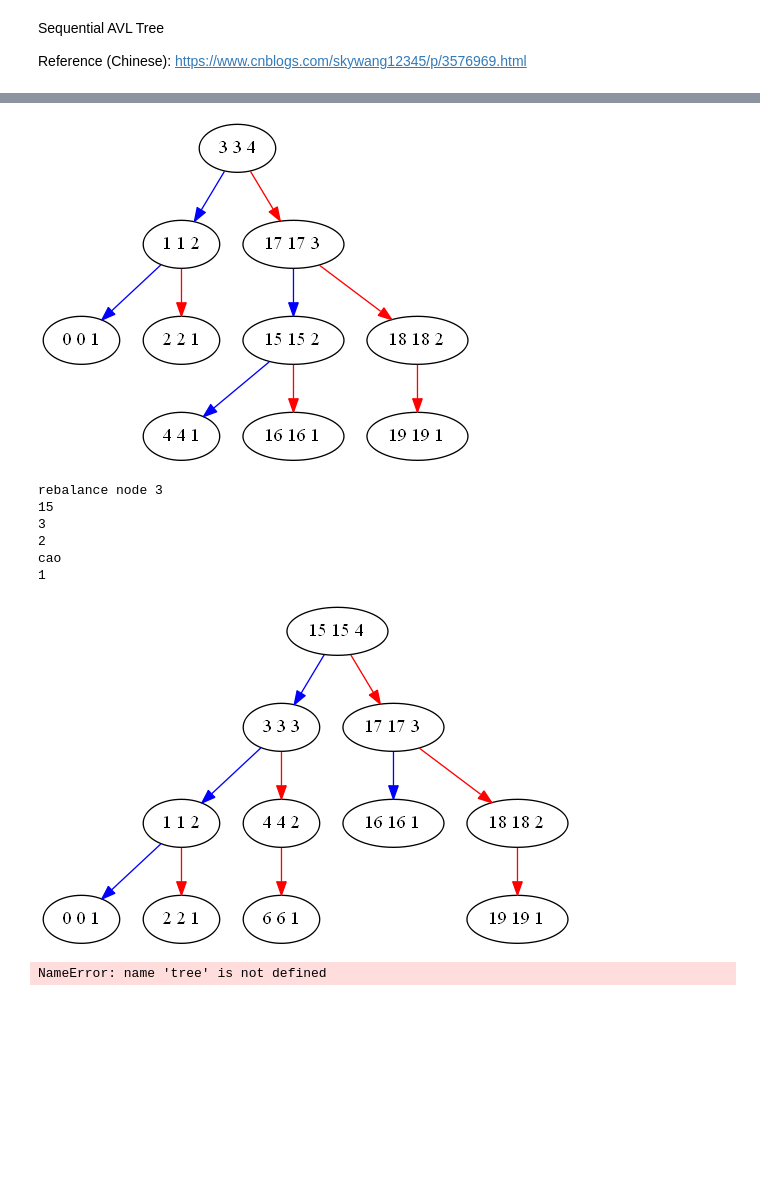
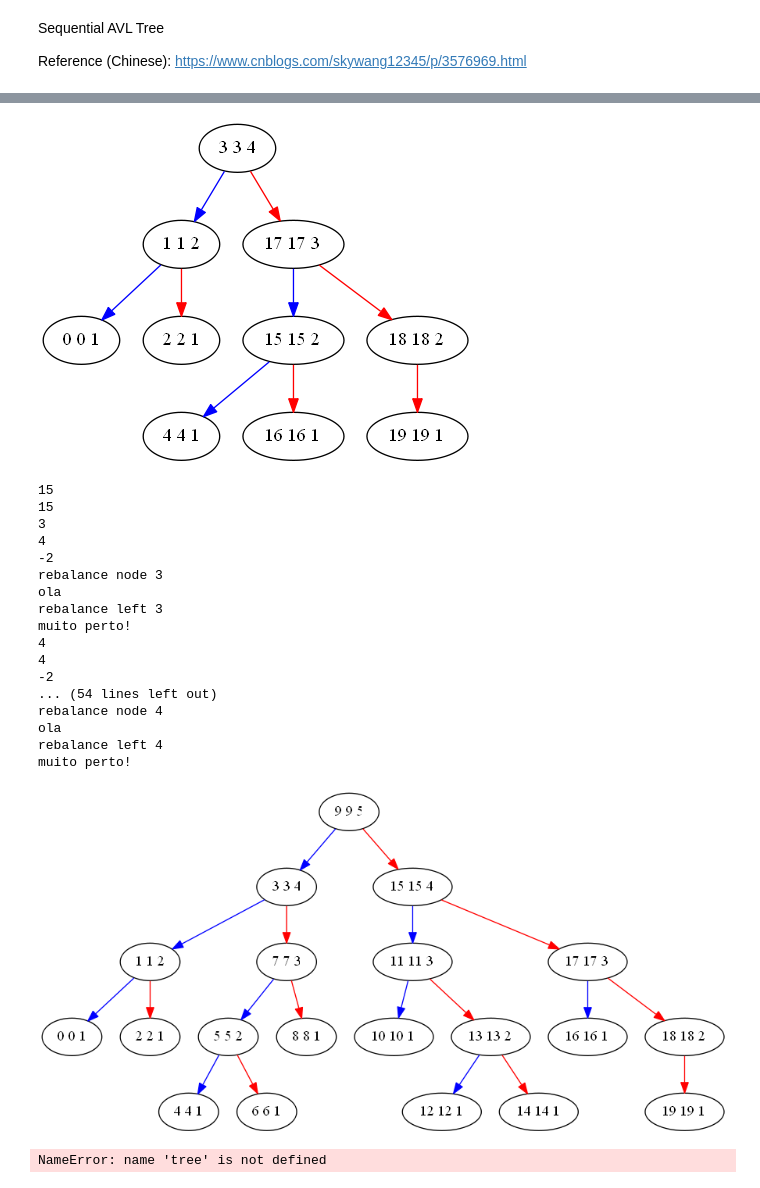
Before and after one commit to chyanju/pyConcurrentAVL, a Jupyter notebook: concurrentAVL.ipynb, the cells around one changed output, grey strips where cells are left out. Drawn from its saved outputs; the diff is of its cells as text; code cells hidden in the pictures; blank space fills up the shorter version.

```diff
--- a/concurrentAVL.ipynb
+++ b/concurrentAVL.ipynb
@@ -24,7 +25,26 @@ ctree = ConAVL()
 
 insert(ctree)
 ctree.print()
-ctree.put(6)
-# insert2(ctree)
+insert2(ctree)
 ctree.print()
+# ctree.put(14)
+# ctree.print()
+# ctree.put(13)
+# ctree.print()
+# # ctree.put(12)
+# # ctree.print()
+# # ctree.put(11)
+# # ctree.print()
+# # ctree.put(10)
+# # ctree.print()
+# # ctree.put(9)
+# # ctree.print()
+# # ctree.put(8)
+# # ctree.print()
+# # ctree.put(7)
+# # ctree.print()
+# # ctree.put(6)
+# # ctree.print()
+# # ctree.put(5)
+# # ctree.print()
 # %% [output]
@@ -51,11 +68,22 @@ rebalance node 15
 [figure]
-rebalance node 3
+15
 15
 3
-2
-cao
-1
+4
+-2
+rebalance node 3
+ola
+rebalance left 3
+muito perto!
+4
+4
+-2
+... (54 lines left out)
+rebalance node 4
+ola
+rebalance left 4
+muito perto!
-[figure, old version]
+[figure, new version]
 # %%
 tree.root.version
 # %% [output]
```
Also changed, not shown: parts of 2 cells of this notebook, 1 other file.
